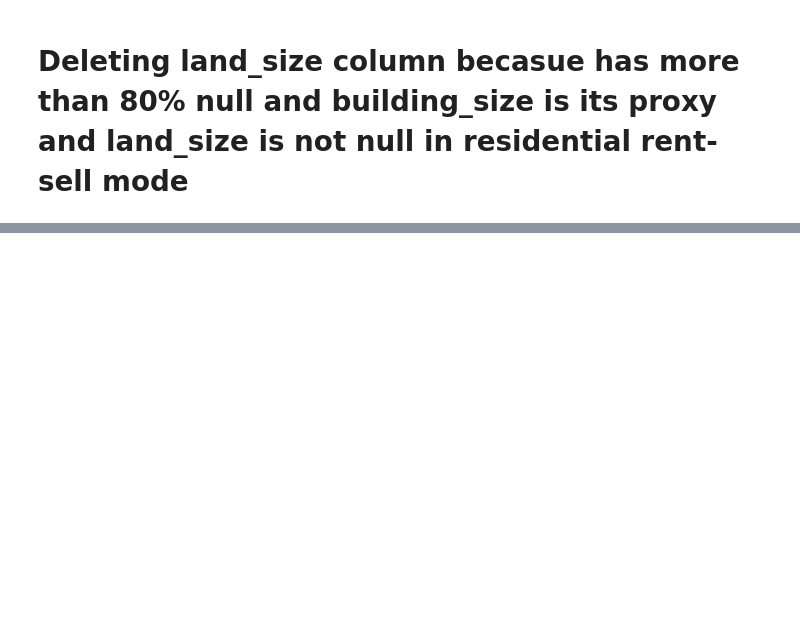
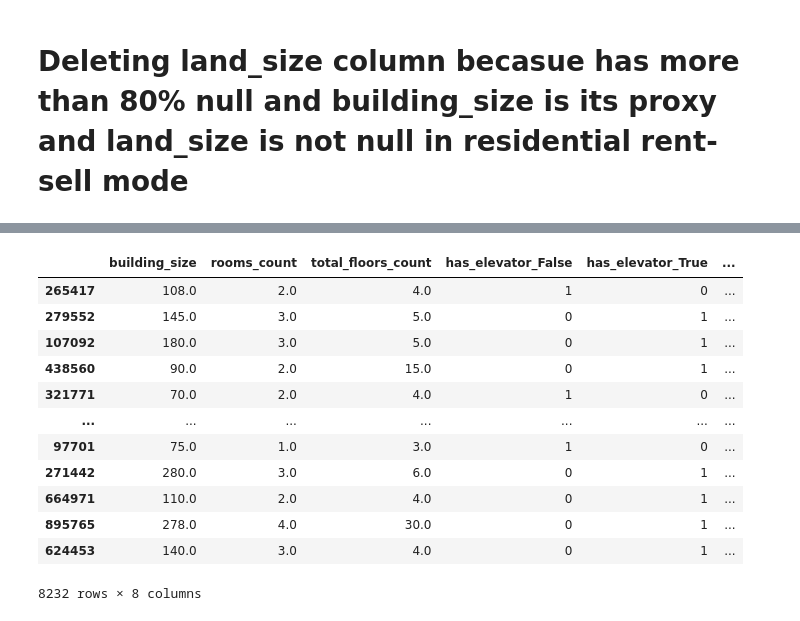
Before and after one commit to RezaNadali78/Quera_First_Project, a Jupyter notebook: data cleaning.ipynb, the cells around one changed output, grey strips where cells are left out. Drawn from its saved outputs; the diff is of its cells as text; code cells hidden in the pictures; blank space fills up the shorter version.

```diff
--- a/data cleaning.ipynb
+++ b/data cleaning.ipynb
@@ -266,0 +626,16 @@ xy_test_credit = xy_test_credit[xy_test_credit.total_floors_count.notna()]
+# %%
+xy_test_credit
+# %% [output]
+|  | building_size | rooms_count | total_floors_count | has_elevator_False | has_elevator_True | ... |
+| 265417 | 108.0 | 2.0 | 4.0 | 1 | 0 | ... |
+| 279552 | 145.0 | 3.0 | 5.0 | 0 | 1 | ... |
+| 107092 | 180.0 | 3.0 | 5.0 | 0 | 1 | ... |
+| 438560 | 90.0 | 2.0 | 15.0 | 0 | 1 | ... |
+| 321771 | 70.0 | 2.0 | 4.0 | 1 | 0 | ... |
+| ... | ... | ... | ... | ... | ... | ... |
+| 97701 | 75.0 | 1.0 | 3.0 | 1 | 0 | ... |
+| 271442 | 280.0 | 3.0 | 6.0 | 0 | 1 | ... |
+| 664971 | 110.0 | 2.0 | 4.0 | 0 | 1 | ... |
+| 895765 | 278.0 | 4.0 | 30.0 | 0 | 1 | ... |
+| 624453 | 140.0 | 3.0 | 4.0 | 0 | 1 | ... |
+8232 rows × 8 columns
```
Also changed, not shown: parts of 30 cells of this notebook.
